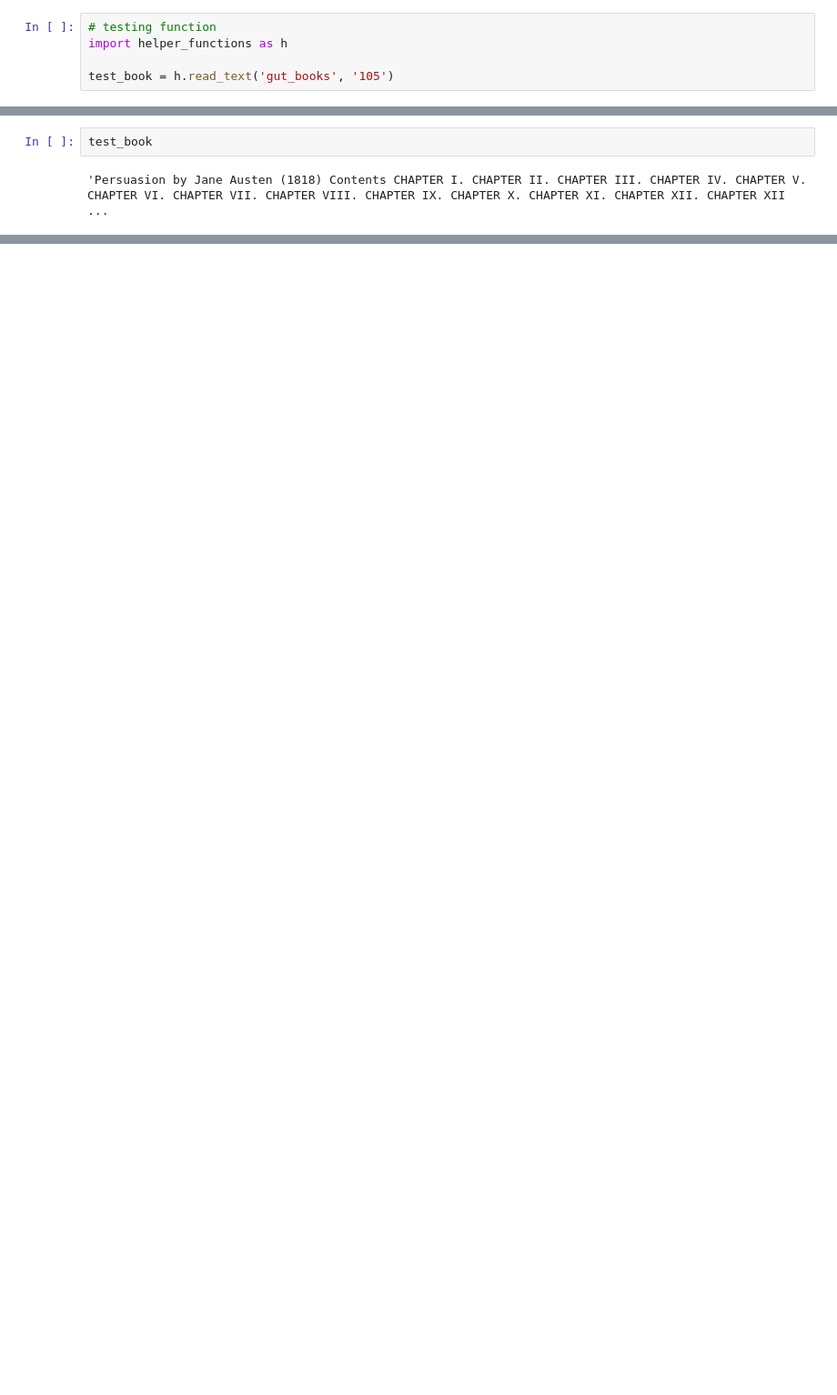
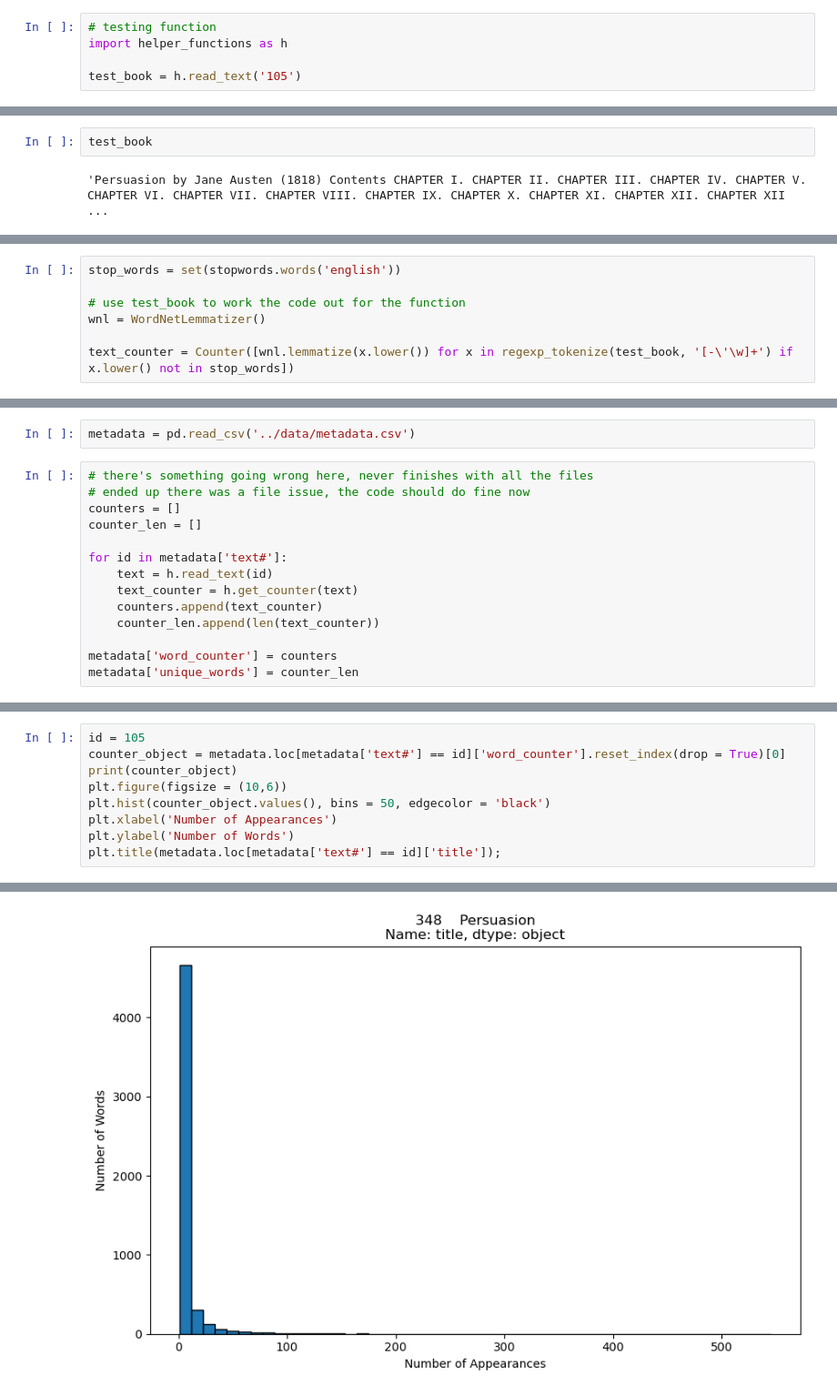
Before and after one commit to tfwhitesell/austen_revisited, a Jupyter notebook: notebooks/03_eda.ipynb, the cells around one changed output, grey strips where cells are left out. Shown at 91% size. Saved outputs shown, nothing was run; the diff lists cells and outputs as text; blank space fills up the shorter version.

```diff
--- a/notebooks/03_eda.ipynb
+++ b/notebooks/03_eda.ipynb
@@ -112,4 +111,4 @@ Import as h, I made the name too long.
 # testing function
 import helper_functions as h
 
-test_book = h.read_text('gut_books', '105')
+test_book = h.read_text('105')
@@ -145,0 +156,7 @@ Name: count, Length: 355, dtype: int64
+# %%
+stop_words = set(stopwords.words('english'))
+
+# use test_book to work the code out for the function
+wnl = WordNetLemmatizer()
+
+text_counter = Counter([wnl.lemmatize(x.lower()) for x in regexp_tokenize(test_book, '[-\'\w]+') if x.lower() not in stop_words])
@@ -145,0 +226,16 @@ Name: count, Length: 355, dtype: int64
+# %%
+metadata = pd.read_csv('../data/metadata.csv')
+# %%
+# there's something going wrong here, never finishes with all the files
+# ended up there was a file issue, the code should do fine now
+counters = []
+counter_len = []
+
+for id in metadata['text#']:
+    text = h.read_text(id)
+    text_counter = h.get_counter(text)
+    counters.append(text_counter)
+    counter_len.append(len(text_counter))
+
+metadata['word_counter'] = counters
+metadata['unique_words'] = counter_len
@@ -145,0 +269,10 @@ Name: count, Length: 355, dtype: int64
+# %%
+id = 105
+counter_object = metadata.loc[metadata['text#'] == id]['word_counter'].reset_index(drop = True)[0]
+print(counter_object)
+plt.figure(figsize = (10,6))
+plt.hist(counter_object.values(), bins = 50, edgecolor = 'black')
+plt.xlabel('Number of Appearances')
+plt.ylabel('Number of Words')
+plt.title(metadata.loc[metadata['text#'] == id]['title']);
+# %% [output]
@@ -145,0 +280 @@ Name: count, Length: 355, dtype: int64
+[figure, added]
```
Also changed, not shown: parts of 22 cells of this notebook, 1 other file.
